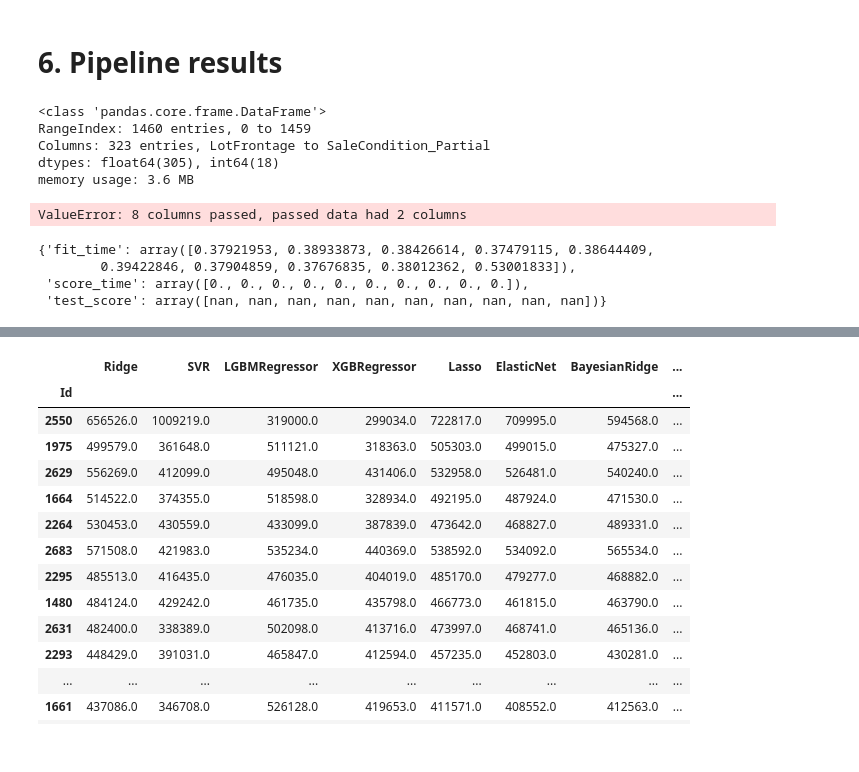
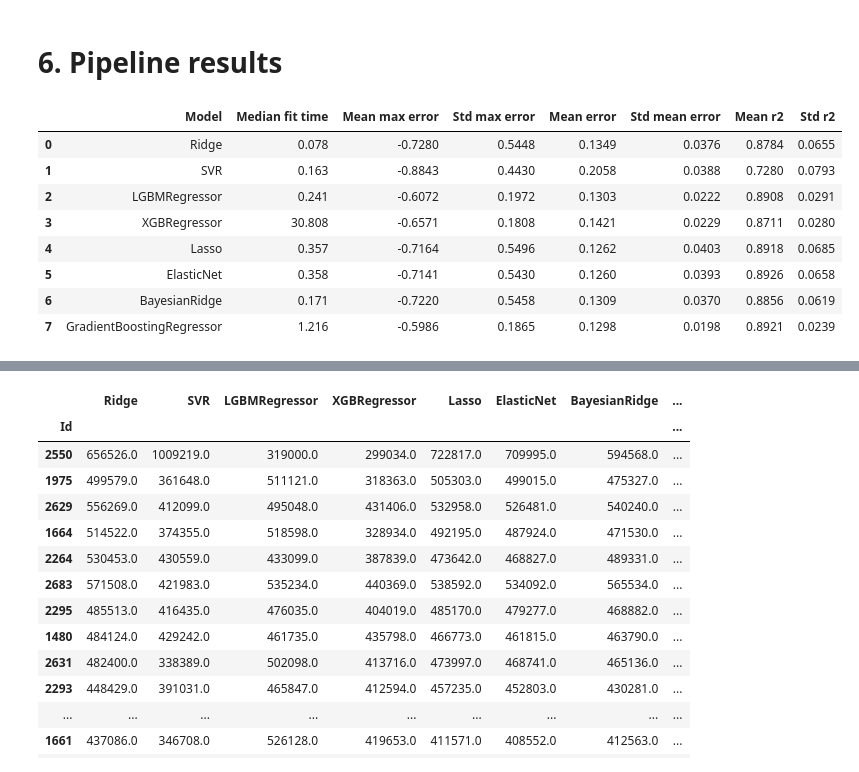
Before and after one commit to max-lutz/Kaggle_competitions, a Jupyter notebook: house-price-regression-full-eda-ml-workflow.ipynb, the cells around one changed output, grey strips where cells are left out. Saved outputs shown, nothing was run; the diff lists cells and outputs as text; code cells hidden in the pictures.

```diff
--- a/house-price-regression-full-eda-ml-workflow.ipynb
+++ b/house-price-regression-full-eda-ml-workflow.ipynb
@@ -1247,68 +1235,65 @@ def plot_result_regression(y_train, y_train_pred, algo_name):
     plt.legend(loc = "upper left")
     plt.plot([10.5, 13.5], [10.5, 13.5], c = "red")
     plt.show()
-# %%
-X_preprocessed.info()
-# %% [output]
-<class 'pandas.core.frame.DataFrame'>
-RangeIndex: 1460 entries, 0 to 1459
-Columns: 323 entries, LotFrontage to SaleCondition_Partial
-dtypes: float64(305), int64(18)
-memory usage: 3.6 MB
 # %%
 models_list = {'Ridge': Ridge(),
                #'DecisionTree Regressor': DecisionTreeRegressor(),
                #'Random Forest': RandomForestRegressor(),
                'SVR': SVR(),
-               #'LGBMRegressor' :LGBMRegressor(verbosity = 0, force_row_wise=True),
+               'LGBMRegressor' :LGBMRegressor(verbosity = 0, force_row_wise=True),
                #'XGBRegressor': XGBRegressor(learning_rate=0.008, n_estimators=6000, max_depth=4, min_child_weight=0, gamma=0.6, subsample=0.7, colsample_bytree=0.7,
                #        objective='reg:squarederror', nthread=-1, scale_pos_weight=1, seed=27, reg_alpha=0.00006, use_label_encoder=False, verbosity = 0),
                #'CatBoostRegressor': CatBoostRegressor(verbose = 0),
                'Lasso': Lasso(alpha=0.0005),
                #'KernelRidge': KernelRidge(),
                'ElasticNet': ElasticNet(alpha=0.0006, l1_ratio=1),
                'BayesianRidge': BayesianRidge(),
-               'GradientBoostingRegressor': GradientBoostingRegressor()}
+               'GradientBoostingRegressor': GradientBoostingRegressor()
+              }
 
 scoring = {'max_error': 'max_error', 'neg_mean_squared_error': 'neg_mean_squared_error', 'r2':'r2'}
 columns = ['Model', 'Median fit time', 'Mean max error', 'Std max error', 'Mean error', 'Std mean error', 'Mean r2', 'Std r2']
+
+x = X_preprocessed.to_numpy()
 
 model_perf_matrix = []
 predictions = pd.DataFrame()
 for model_name, model in models_list.items():
     pipeline = Pipeline([
-        ('drop' , DataframeFunctionTransformer(drop_features)),
-        ('data type' , reformat_data_type),
-        ('imputer' , Classic_imputer(impute_0, impute_none, impute_med, impute_freq)),
-        ('boxcox transformer' , BoxcoxTransformer(skew_threshold = 0.5)),
-        ('feature_engineering', feature_engineering),
-        ('encoding' , DataFrameOneHotEncoder(handle_unknown="ignore", sparse = False)),
+        #('drop' , DataframeFunctionTransformer(drop_features)),
+        #('data type' , reformat_data_type),
+        #('imputer' , Classic_imputer(impute_0, impute_none, impute_med, impute_freq)),
+        #('boxcox transformer' , BoxcoxTransformer(skew_threshold = 0.5)),
+        #('feature_engineering', feature_engineering),
+        #('encoding' , DataFrameOneHotEncoder(handle_unknown="ignore", sparse = False)),
         #('scaler' ,        RobustScaler()),
         #('scaler' ,        StandardScaler()),
         #('pca'    ,        PCA(n_components=10)),
+        #('to_array' , DataframeFunctionTransformer(to_array)),
         ('model' ,           model)
     ])
 
-    cv_score = cross_validate(pipeline, X, y, cv=folds, scoring=scoring);
+    cv_score = cross_validate(pipeline, x, y, cv=folds, scoring=scoring, verbose=0, error_score="raise");
     #cv_score = np.sqrt(-cross_val_score(pipeline, X, y, cv=folds, scoring=scoring));
     model_perf_matrix.append([model_name, round(cv_score['fit_time'].mean(),3),
                                           round(cv_score['test_max_error'].mean(),4), round(cv_score['test_max_error'].std(),4),
                                           round(np.sqrt(-cv_score['test_neg_mean_squared_error']).mean(),4), round(np.sqrt(-cv_score['test_neg_mean_squared_error']).std(),4),
                                           round(cv_score['test_r2'].mean(),4), round(cv_score['test_r2'].std(),4)])
 
-    pipeline.fit(X,y)
-    predictions[model_name] = np.floor(np.expm1(pipeline.predict(X_pred))).T
+    pipeline.fit(x,y)
+    predictions[model_name] = np.floor(np.expm1(pipeline.predict(X_pred_preprocessed.to_numpy()))).T
 
 df_model_perf = pd.DataFrame(model_perf_matrix, columns=columns)
 df_model_perf
 # %% [output]
-ValueError: 8 columns passed, passed data had 2 columns
+|  | Model | Median fit time | Mean max error | Std max error | Mean error | Std mean error | Mean r2 | Std r2 |
+| 0 | Ridge | 0.078 | -0.7280 | 0.5448 | 0.1349 | 0.0376 | 0.8784 | 0.0655 |
+| 1 | SVR | 0.163 | -0.8843 | 0.4430 | 0.2058 | 0.0388 | 0.7280 | 0.0793 |
+| 2 | LGBMRegressor | 0.241 | -0.6072 | 0.1972 | 0.1303 | 0.0222 | 0.8908 | 0.0291 |
+| 3 | XGBRegressor | 30.808 | -0.6571 | 0.1808 | 0.1421 | 0.0229 | 0.8711 | 0.0280 |
+| 4 | Lasso | 0.357 | -0.7164 | 0.5496 | 0.1262 | 0.0403 | 0.8918 | 0.0685 |
+| 5 | ElasticNet | 0.358 | -0.7141 | 0.5430 | 0.1260 | 0.0393 | 0.8926 | 0.0658 |
+| 6 | BayesianRidge | 0.171 | -0.7220 | 0.5458 | 0.1309 | 0.0370 | 0.8856 | 0.0619 |
+| 7 | GradientBoostingRegressor | 1.216 | -0.5986 | 0.1865 | 0.1298 | 0.0198 | 0.8921 | 0.0239 |
-# %%
-cv_score
-# %% [output]
-{'fit_time': array([0.37921953, 0.38933873, 0.38426614, 0.37479115, 0.38644409,
-        0.39422846, 0.37904859, 0.37676835, 0.38012362, 0.53001833]),
- 'score_time': array([0., 0., 0., 0., 0., 0., 0., 0., 0., 0.]),
- 'test_score': array([nan, nan, nan, nan, nan, nan, nan, nan, nan, nan])}
 # %%
 predictions.index = pd.read_csv("/kaggle/input/house-prices-advanced-regression-techniques/test.csv").Id
```
Also changed, not shown: parts of 7 cells of this notebook.
